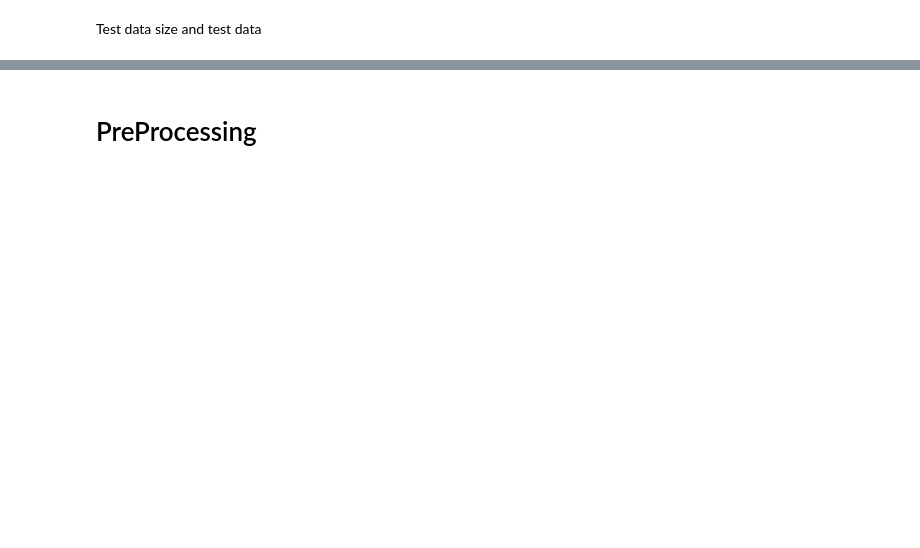
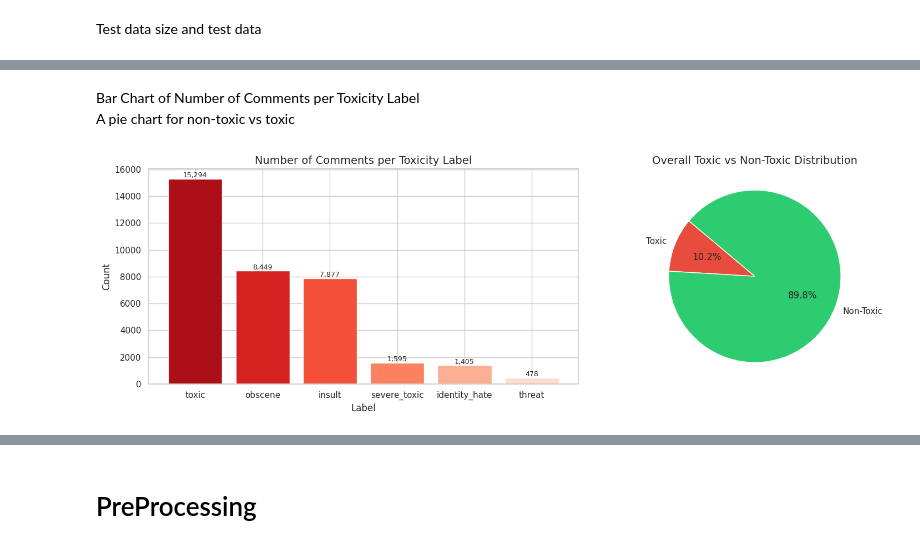
Before and after one commit to tanishataranoon/MY_ML_project, a Jupyter notebook: Toxic_Text_Classification_Comparison_.ipynb, the cells around one changed output, grey strips where cells are left out. Cells and saved outputs as stored; diff of their text form; code cells hidden in the pictures; blank space fills up the shorter version.

```diff
--- a/Toxic_Text_Classification_Comparison_.ipynb
+++ b/Toxic_Text_Classification_Comparison_.ipynb
@@ -4,0 +9,4 @@ import pandas as pd
+# %%
+import matplotlib.pyplot as plt
+import seaborn as sns
+plt.rcParams['figure.figsize'] = (12, 5)
@@ -4,0 +32,5 @@ import pandas as pd
+# %%
+import string
+nltk.download('omw-1.4')
+
+sns.set_theme(style='whitegrid')
@@ -81,0 +144,8 @@ train_df[['comment_text', "toxic"]].head(6)
+# %%
+label_cols = ["toxic", "severe_toxic", "obscene", "threat", "insult", "identity_hate"]
+train_df['any_toxic'] = train_df[label_cols].max(axis=1)
+
+
+print(f'Total comments    : {len(train_df):,}')
+print(f'Toxic comments    : {train_df["any_toxic"].sum():,} ({train_df["any_toxic"].mean()*100:.1f}%)')
+print(f'Non-toxic comments: {(train_df["any_toxic"]==0).sum():,} ({(train_df["any_toxic"]==0).mean()*100:.1f}%)')
@@ -81,0 +162,3 @@ train_df[['comment_text', "toxic"]].head(6)
+# %%
+label_counts = train_df[label_cols].sum().sort_values(ascending=False)
+print(label_counts)
@@ -81,0 +173,26 @@ train_df[['comment_text', "toxic"]].head(6)
+# %% [markdown]
+Bar Chart of Number of Comments per Toxicity Label \
+A pie chart for non-toxic vs toxic
+# %%
+fig, axes = plt.subplots(1, 2, figsize=(16, 5))
+axes[0].bar(label_counts.index, label_counts.values, color=sns.color_palette('Reds_r', len(label_cols)))
+axes[0].set_title('Number of Comments per Toxicity Label', fontsize=14)
+axes[0].set_xlabel('Label')
+axes[0].set_ylabel('Count')
+for i, v in enumerate(label_counts.values):
+    axes[0].text(i, v + 100, f'{v:,}', ha='center', fontsize=9)
+
+axes[1].pie(
+    [train_df['any_toxic'].sum(), (train_df['any_toxic']==0).sum()],
+    labels=['Toxic', 'Non-Toxic'],
+    autopct='%1.1f%%',
+    colors=['#e74c3c', '#2ecc71'],
+    startangle=140
+)
+axes[1].set_title('Overall Toxic vs Non-Toxic Distribution', fontsize=14)
+
+plt.tight_layout()
+plt.savefig('label_distribution.png', dpi=150, bbox_inches='tight')
+plt.show()
+# %% [output]
+[figure, added]
```
Also changed, not shown: parts of 67 cells of this notebook.
